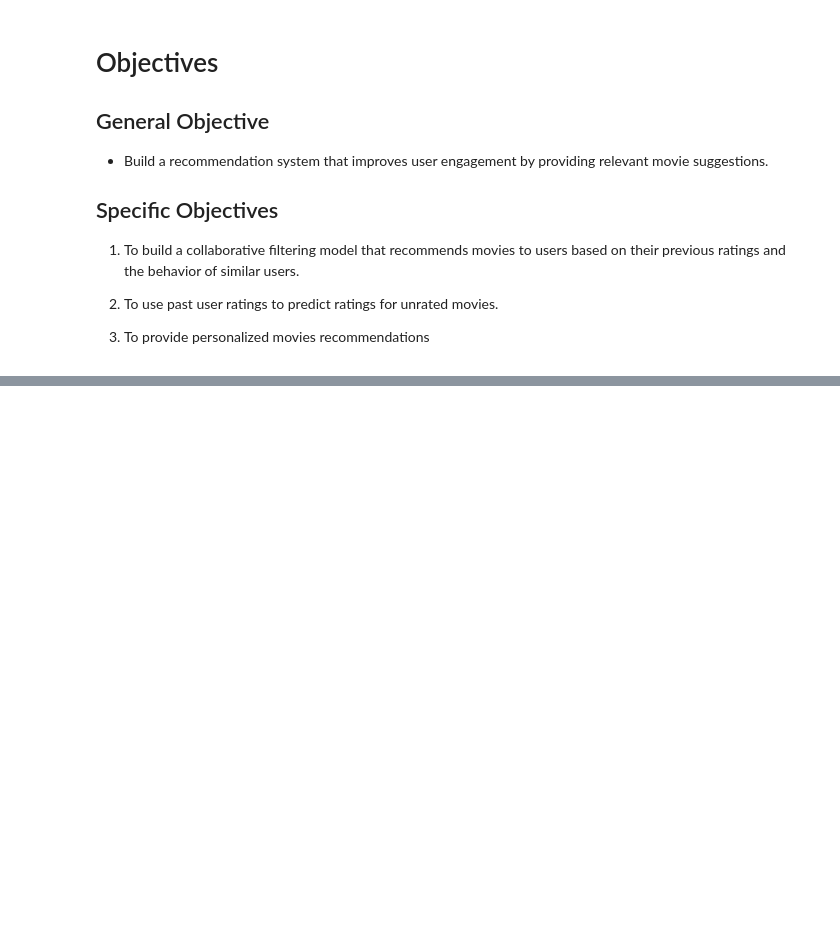
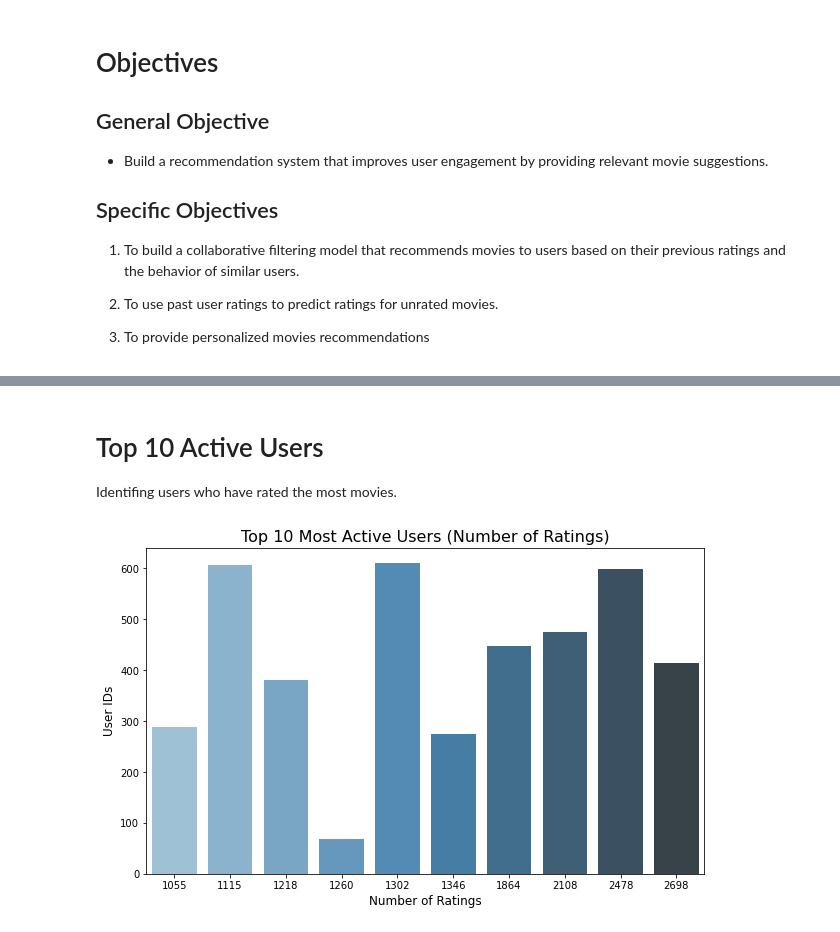
Before and after one commit to Nzoki/Movies-Recommendation-System, a Jupyter notebook: Final.ipynb, the cells around one changed output, grey strips where cells are left out. Cells and saved outputs as stored; diff of their text form; code cells hidden in the pictures; blank space fills up the shorter version.

```diff
--- a/Final.ipynb
+++ b/Final.ipynb
@@ -48,0 +322,17 @@ We are using the **MovieLens small dataset** (ml-latest-small), which contains:
+# %% [markdown]
+# Top 10 Active Users
+
+Identifing users who have rated the most movies.
+# %%
+# Count the number of ratings per user
+top_users = df['userId'].value_counts().head(10)
+
+# Plot the top 10 active users
+plt.figure(figsize=(10, 6))
+sns.barplot(x=top_users.values, y=top_users.index, palette='Blues_d')
+plt.title('Top 10 Most Active Users (Number of Ratings)', fontsize=16)
+plt.xlabel('Number of Ratings', fontsize=12)
+plt.ylabel('User IDs', fontsize=12)
+plt.show()
+# %% [output]
+[figure, added]
```
Also changed, not shown: parts of 61 cells of this notebook, 1 other file.
